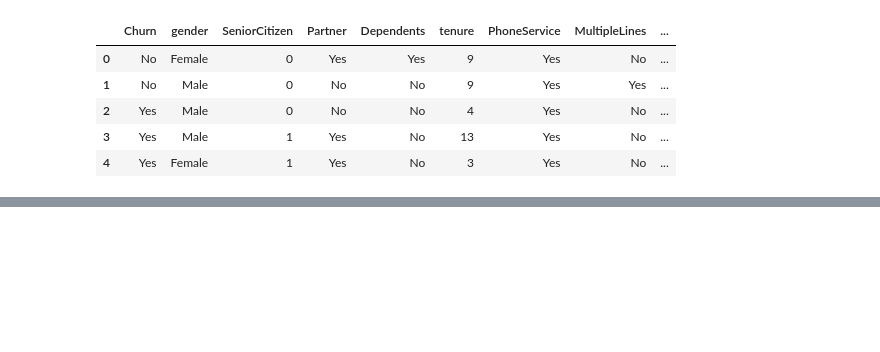
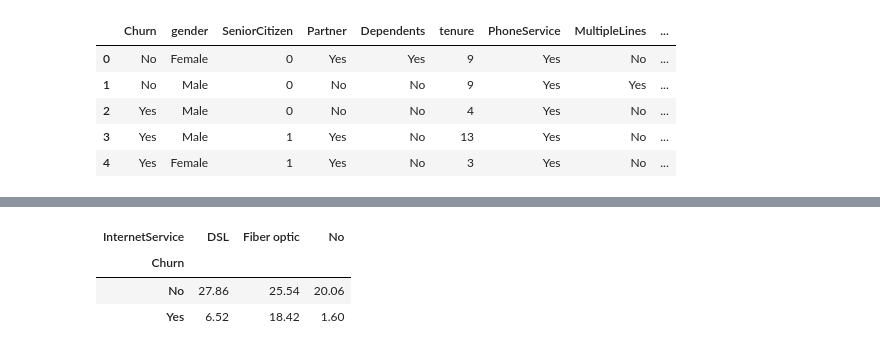
Before and after one commit to OscarLara/ChallengeTelecomX-2, a Jupyter notebook: ChallengeTelecomX-2.ipynb, the cells around one changed output, grey strips where cells are left out. Cells and saved outputs as stored; diff of their text form; code cells hidden in the pictures; blank space fills up the shorter version.

```diff
--- a/ChallengeTelecomX-2.ipynb
+++ b/ChallengeTelecomX-2.ipynb
@@ -53,0 +137,8 @@ Prueba de carga de archivos a github
+# %%
+porcentaje_churn_internet_service = pd.crosstab(df["Churn"], df["InternetService"], normalize=True).round(4)*100
+porcentaje_churn_internet_service
+# %% [output]
+| InternetService | DSL | Fiber optic | No |
+| Churn |  |  |  |
+| No | 27.86 | 25.54 | 20.06 |
+| Yes | 6.52 | 18.42 | 1.60 |
```
Also changed, not shown: parts of 22 cells of this notebook.
